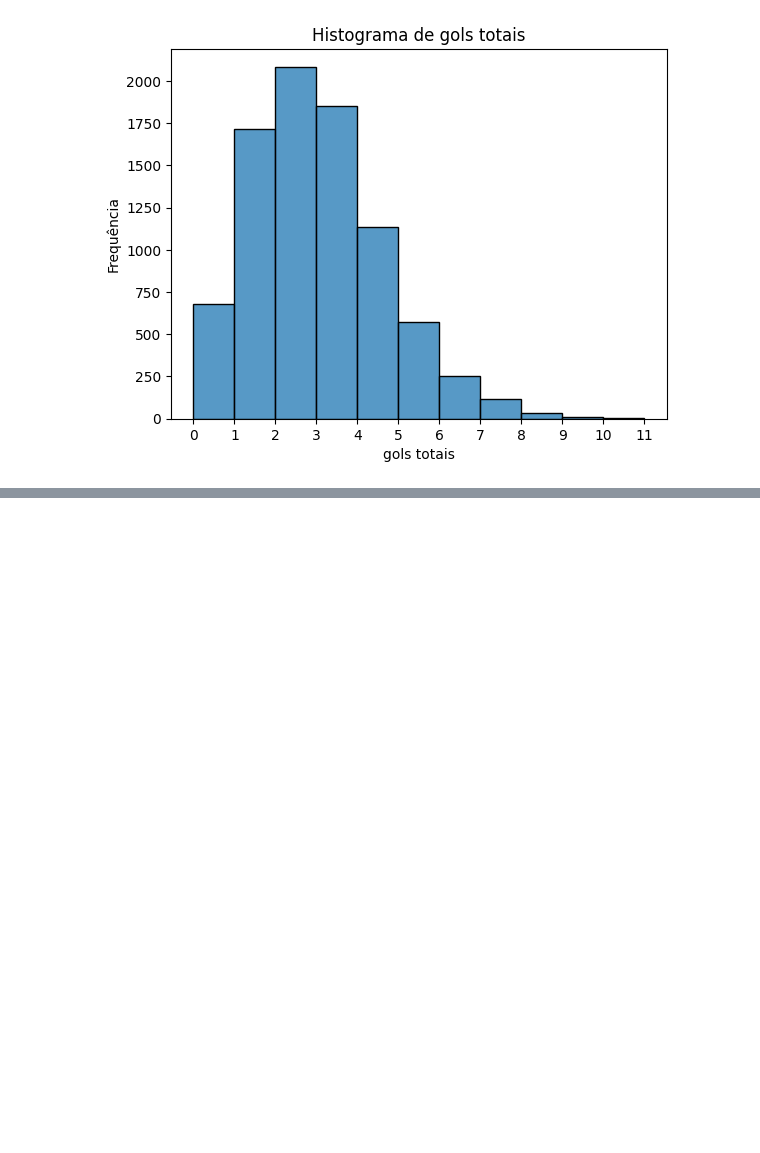
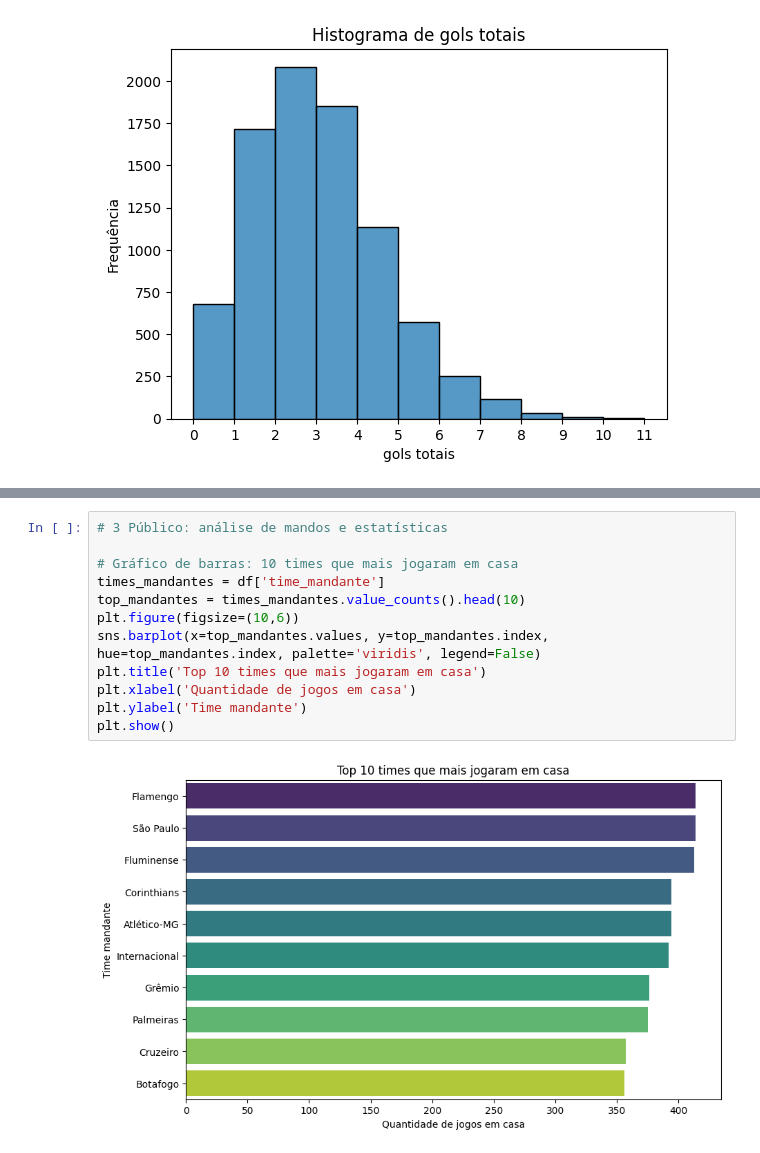
Before and after one commit to MateusLyoshka/EDA-e-Viz-do-campeonato-brasileiro, a Jupyter notebook: notebook.ipynb, the cells around one changed output, grey strips where cells are left out. Drawn from its saved outputs; the diff is of its cells as text; blank space fills up the shorter version.

```diff
--- a/notebook.ipynb
+++ b/notebook.ipynb
@@ -105 +145,15 @@ plt.show()
 [figure]
+# %%
+# 3 Público: análise de mandos e estatísticas
+
+# Gráfico de barras: 10 times que mais jogaram em casa
+times_mandantes = df['time_mandante']
+top_mandantes = times_mandantes.value_counts().head(10)
+plt.figure(figsize=(10,6))
+sns.barplot(x=top_mandantes.values, y=top_mandantes.index, hue=top_mandantes.index, palette='viridis', legend=False)
+plt.title('Top 10 times que mais jogaram em casa')
+plt.xlabel('Quantidade de jogos em casa')
+plt.ylabel('Time mandante')
+plt.show()
+# %% [output]
+[figure, added]
```
Also changed, not shown: parts of 4 cells of this notebook.
